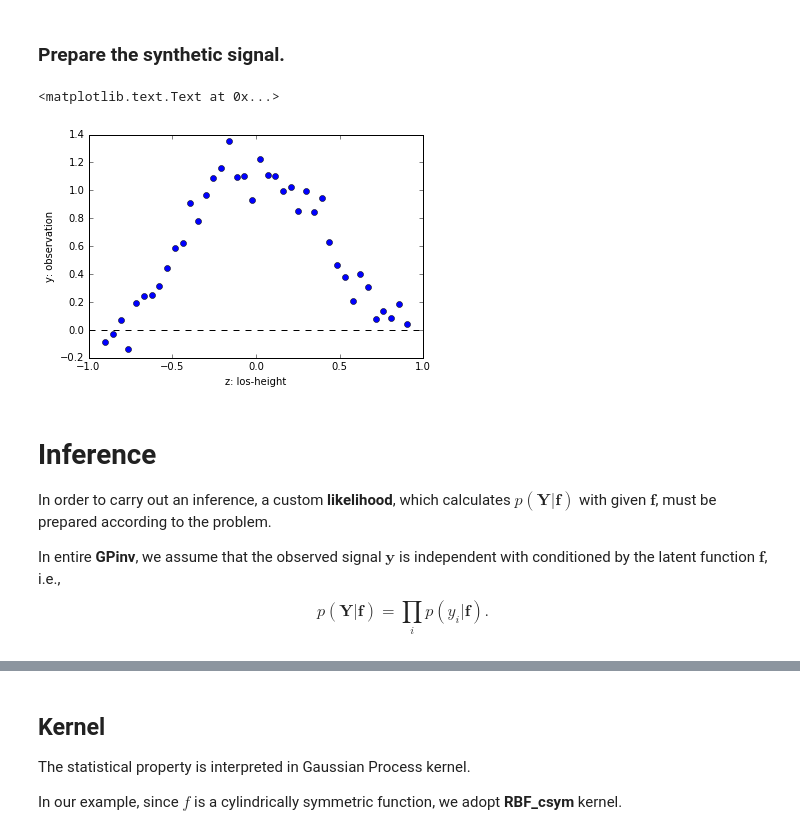
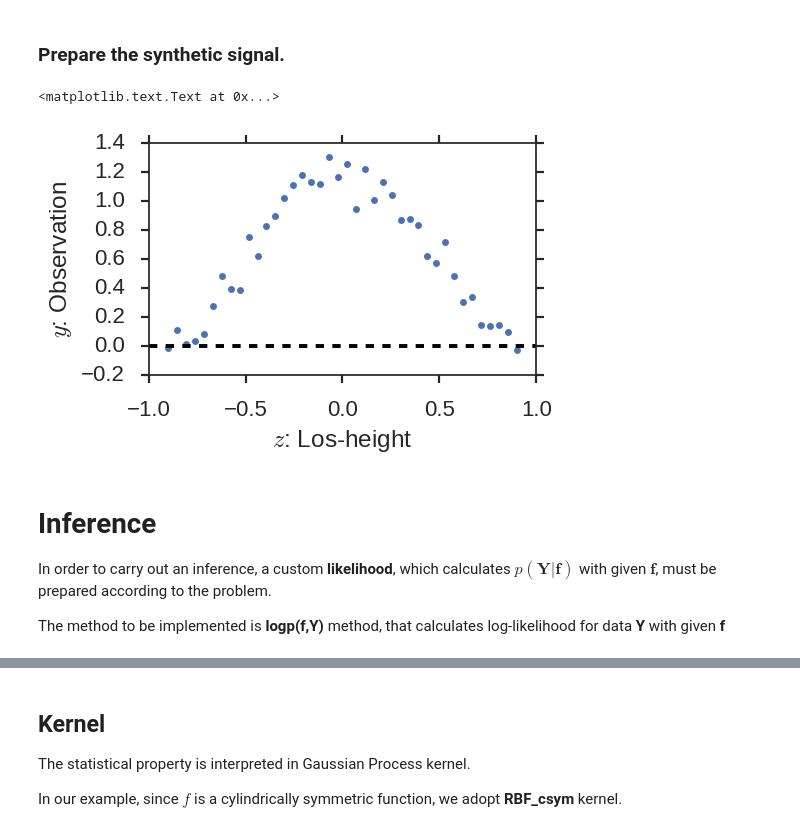
Before and after one commit to fujii-team/GPinv, a Jupyter notebook: notebooks/nonlinear_model_example.ipynb, the cells around one changed output, grey strips where cells are left out. Saved outputs shown, nothing was run; the diff lists cells and outputs as text; code cells hidden in the pictures.

```diff
--- a/notebooks/nonlinear_model_example.ipynb
+++ b/notebooks/nonlinear_model_example.ipynb
@@ -51,9 +46,14 @@ import tensorflow as tf
 import sys
 # In ../testing/ dir, we prepared a small script for generating the above matrix A
 sys.path.append('../testing/')
-from test_linear_model import make_LosMatrix
+import make_LosMatrix
 # Import GPinv
 import GPinv
+
+# graphic thing
+import seaborn as sns
+sns.set_context('poster')
+sns.set_style('ticks')
 # %% [markdown]
 ## Synthetic signals
 
@@ -80,25 +81,23 @@ plt.ylabel('f')
 # los height
 z = np.linspace(-0.9,0.9, N)
 # Los-matrix
-A = make_LosMatrix(r, z)
+A = make_LosMatrix.make_LosMatrix(r, z)
 # %%
 # noise amplitude
 e_amp = 0.1
 # synthetic observation
 y = np.dot(A, f) + e_amp * np.random.randn(N)
 # %%
-plt.plot(z, y, 'o', [-1,1],[0,0], '--k')
-plt.xlabel('z: los-height')
-plt.ylabel('y: observation')
+plt.figure(figsize=(5,3))
+plt.plot(z, y, 'o', [-1,1],[0,0], '--k', ms=5)
+plt.xlabel('$z$: Los-height')
+plt.ylabel('$y$: Observation')
 # %% [output]
 <matplotlib.text.Text at 0x...>
-[figure, old version]
+[figure, new version]
 # %% [markdown]
 # Inference
 
 In order to carry out an inference, a custom **likelihood**, which calculates $p(\mathbf{Y}|\mathbf{f})$ with given $\mathbf{f}$, must be prepared according to the problem.
 
-In entire **GPinv**, we assume that the observed signal $\mathbf{y}$ is independent with conditioned by the latent function $\mathbf{f}$, i.e.,
-$$
-p(\mathbf{Y}|\mathbf{f}) = \prod_{i} p(y_i|\mathbf{f}).
-$$
+The method to be implemented is **logp(f,Y)** method, that calculates log-likelihood for data **Y** with given **f**
```
Also changed, not shown: parts of 26 cells of this notebook, 7 other files.
